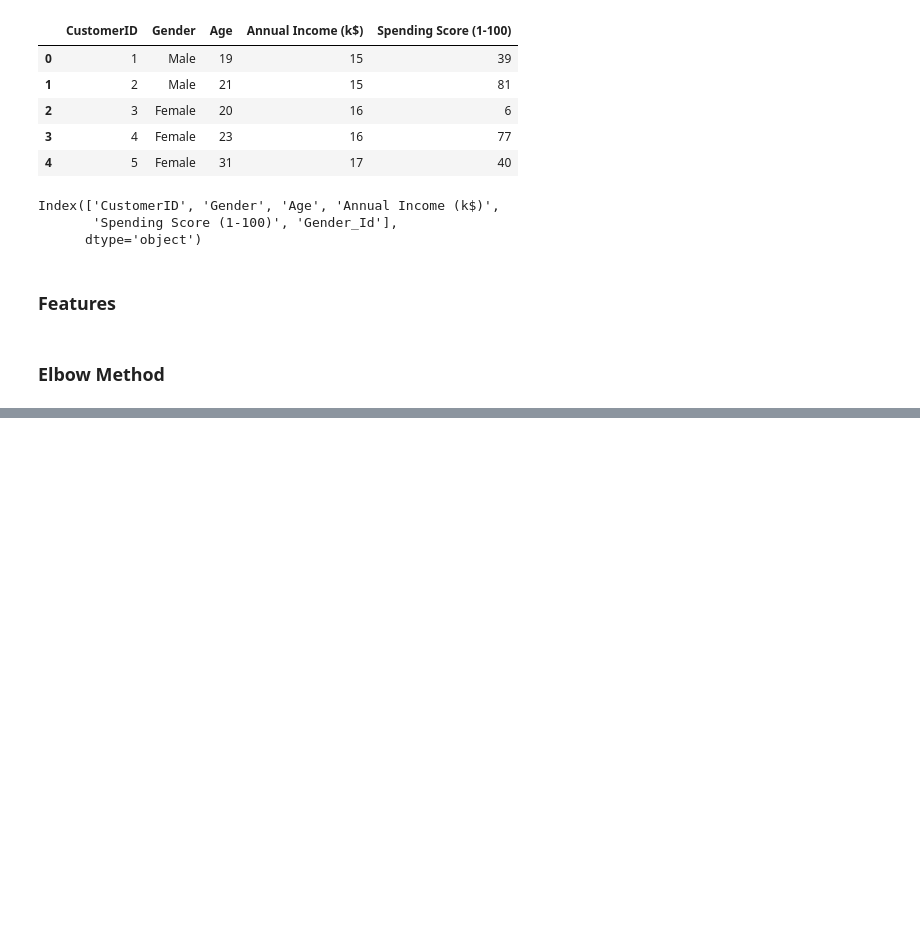
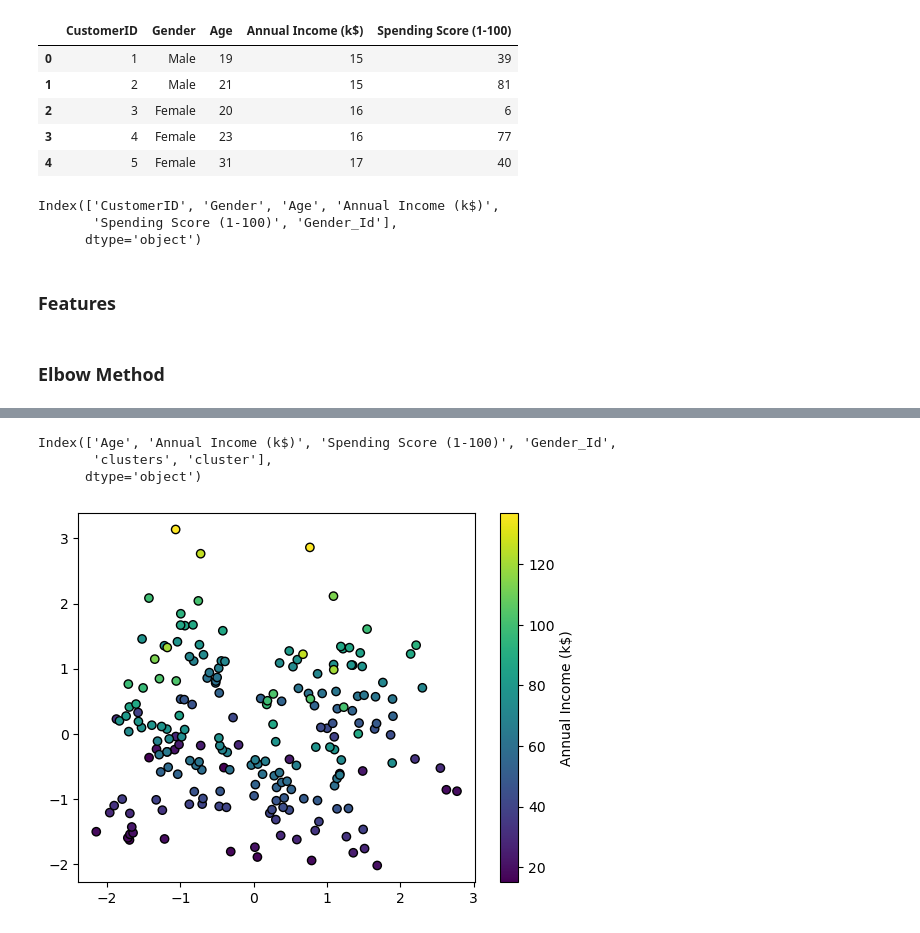
Before and after one commit to pinkimahato9814-afk/A1_Machine_learning_projects-infosis-, a Jupyter notebook: KMeans_unsupervised_model/KMeans.ipynb, the cells around one changed output, grey strips where cells are left out. Saved outputs shown, nothing was run; the diff lists cells and outputs as text; code cells hidden in the pictures; blank space fills up the shorter version.

```diff
--- a/KMeans_unsupervised_model/KMeans.ipynb
+++ b/KMeans_unsupervised_model/KMeans.ipynb
@@ -85,0 +105,2 @@ total_customer
+# %%
+pca = PCA(n_components=len(features))
@@ -85,0 +109,2 @@ total_customer
+# %%
+X_pca = pca.fit_transform(X_scale)
@@ -85,0 +149,16 @@ total_customer
+# %%
+df.columns
+# %% [output]
+Index(['Age', 'Annual Income (k$)', 'Spending Score (1-100)', 'Gender_Id',
+       'clusters', 'cluster'],
+      dtype='object')
+# %%
+col= 'Annual Income (k$)'
+# %%
+
+scatter  =plt.scatter(x=X_pca[:, 0], y=X_pca[:, 1], c = df[col], edgecolor='black')
+plt.colorbar(scatter,label = col)
+plt.xlabel = ('principle component 1')
+plt.xlabel = ('principle component 2')
+# %% [output]
+[figure, added]
```
Also changed, not shown: parts of 14 cells of this notebook, 7 other files.
